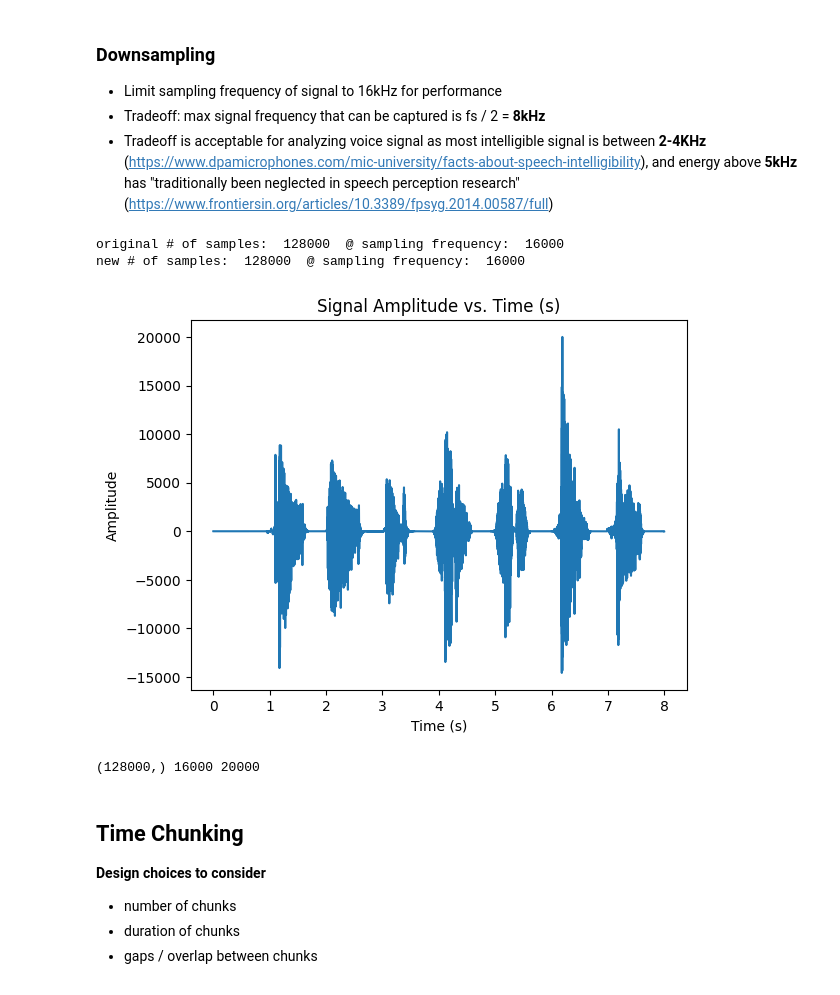
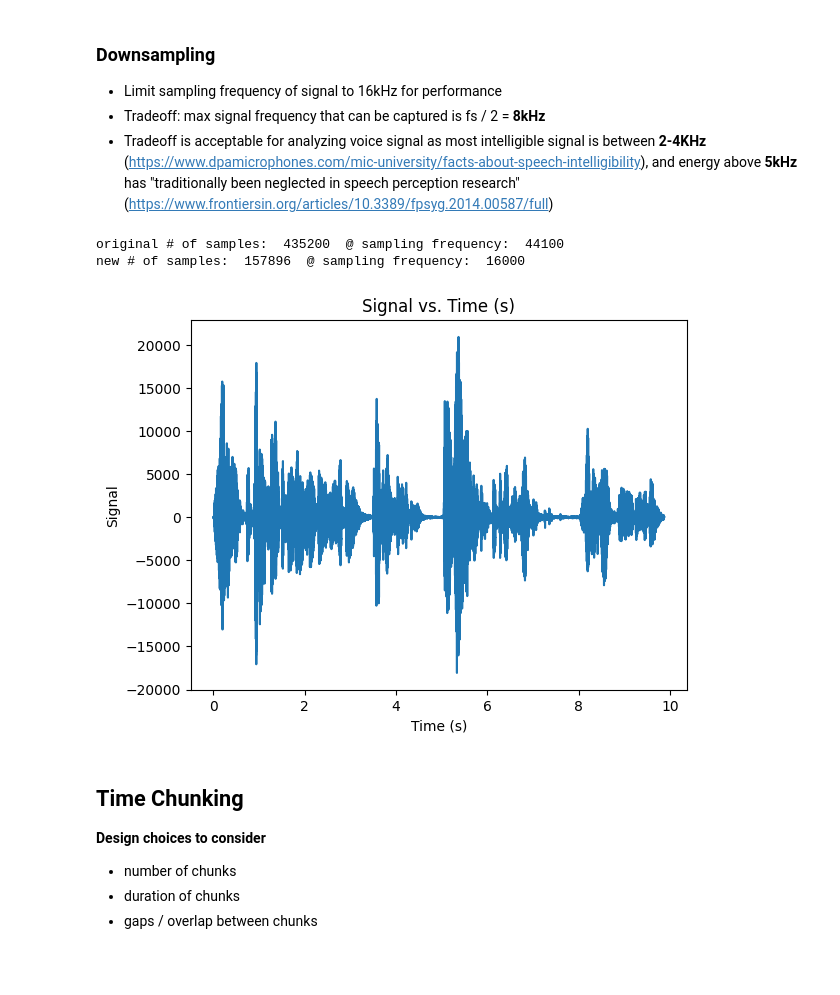
Before and after one commit to LavanSumanan/252DSPProject, a Jupyter notebook: PartB.ipynb, the cells around one changed output. Drawn from its saved outputs; the diff is of its cells as text; code cells hidden in the pictures.

```diff
--- a/PartB.ipynb
+++ b/PartB.ipynb
@@ -126,7 +117,8 @@ chunk time duration (ms):  10.75
 # %% [markdown]
 ### Input
 # %%
-FS, data = wavfile.read('rawaudio2.wav') # load the file + its sampling frequency
+FS, data = wavfile.read('rawaudio.wav') # load the file + its sampling frequency
+# FS, data = wavfile.read('rawaudio2.wav') # load the file + its sampling frequency
 data = np.array(data) # convert data to numpy array
 # %% [markdown]
 ### Downsampling
@@ -137,28 +129,28 @@ data = np.array(data) # convert data to numpy array
 # %%
 print('original # of samples: ', len(data), ' @ sampling frequency: ', FS)
 
 MAX_FS = 16000 # set max frequency to 16kHz
 if FS > MAX_FS: # cap sampling frequency at 16kHz
     NUM_SAMPLES = round(len(data) * float(MAX_FS) / FS) # reduce # of samples by ratio of sampling frequencies
     data = signal.resample(data, NUM_SAMPLES) # resample at reduced sampling frequency
     FS = MAX_FS # set sampling frequency to 16kHz
 
 print('new # of samples: ', len(data), ' @ sampling frequency: ', FS)
 
 # plot downsampled wave
-plt.title('Signal Amplitude vs. Time (s)')
+plt.figure('downsampled wave')
+plt.title('Signal vs. Time (s)')
 plt.xlabel('Time (s)')
-plt.ylabel('Amplitude')
+plt.ylabel('Signal')
 plt.plot(create_timestamps(data, FS), data)
 plt.show()
 
 MAX_AMP = 20000 # set max volume of output wave to be 20log(20000) ≈ 86 dB
 output_signal_as_wav('downsampled', data, FS, MAX_AMP)
 # %% [output]
-original # of samples:  128000  @ sampling frequency:  16000
-new # of samples:  128000  @ sampling frequency:  16000
+original # of samples:  435200  @ sampling frequency:  44100
+new # of samples:  157896  @ sampling frequency:  16000
-[figure, old version]
+[figure, new version]
-(128000,) 16000 20000
 # %% [markdown]
 ## Time Chunking
 
```
Also changed, not shown: parts of 15 cells of this notebook, 1 other file.
